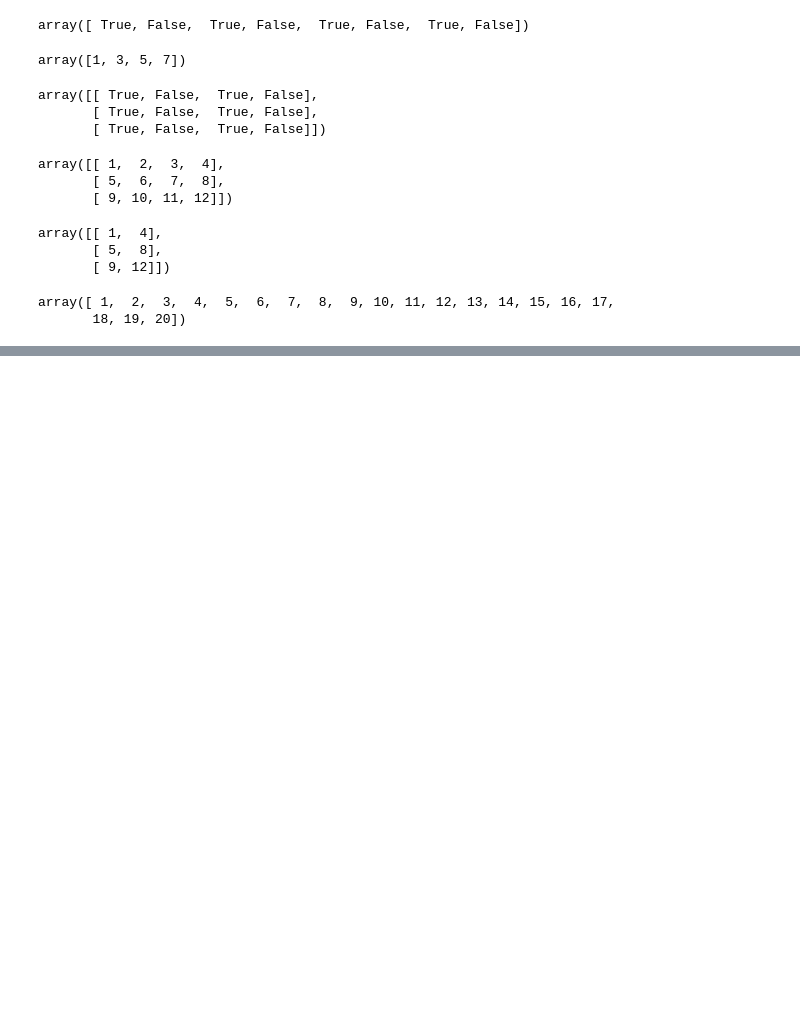
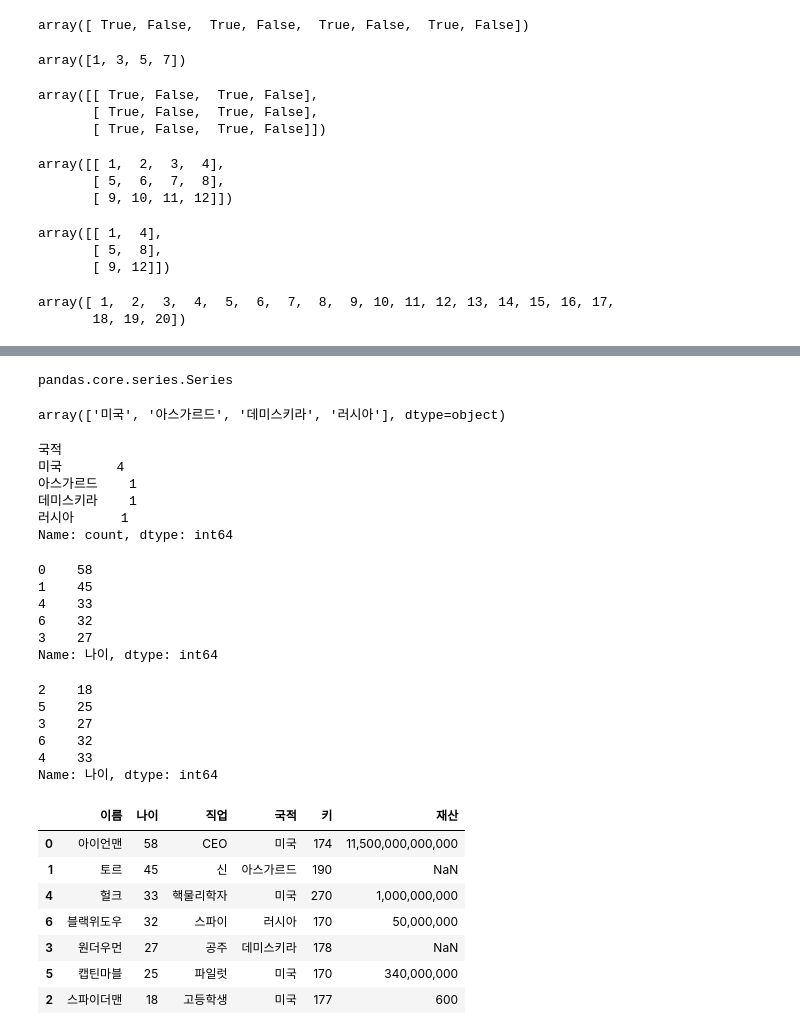
Before and after one commit to 250812-maker/P01, a Jupyter notebook: P20250924.ipynb, the cells around one changed output, grey strips where cells are left out. Drawn from its saved outputs; the diff is of its cells as text; code cells hidden in the pictures; blank space fills up the shorter version.

```diff
--- a/P20250924.ipynb
+++ b/P20250924.ipynb
@@ -273,0 +391,46 @@ x % 3 ==0
+# %%
+type(df['국적'])
+# %% [output]
+pandas.core.series.Series
+# %%
+df['국적'].unique()
+# %% [output]
+array(['미국', '아스가르드', '데미스키라', '러시아'], dtype=object)
+# %%
+df['국적'].value_counts()
+# %% [output]
+국적
+미국       4
+아스가르드    1
+데미스키라    1
+러시아      1
+Name: count, dtype: int64
+# %%
+df['나이'].nlargest()
+# %% [output]
+0    58
+1    45
+4    33
+6    32
+3    27
+Name: 나이, dtype: int64
+# %%
+df['나이'].nsmallest()
+# %% [output]
+2    18
+5    25
+3    27
+6    32
+4    33
+Name: 나이, dtype: int64
+# %%
+df.nlargest(7,'나이')
+# %% [output]
+|  | 이름 | 나이 | 직업 | 국적 | 키 | 재산 |
+| 0 | 아이언맨 | 58 | CEO | 미국 | 174 | 11,500,000,000,000 |
+| 1 | 토르 | 45 | 신 | 아스가르드 | 190 | NaN |
+| 4 | 헐크 | 33 | 핵물리학자 | 미국 | 270 | 1,000,000,000 |
+| 6 | 블랙위도우 | 32 | 스파이 | 러시아 | 170 | 50,000,000 |
+| 3 | 원더우먼 | 27 | 공주 | 데미스키라 | 178 | NaN |
+| 5 | 캡틴마블 | 25 | 파일럿 | 미국 | 170 | 340,000,000 |
+| 2 | 스파이더맨 | 18 | 고등학생 | 미국 | 177 | 600 |
```
Also changed, not shown: parts of 49 cells of this notebook, 1 other file.
